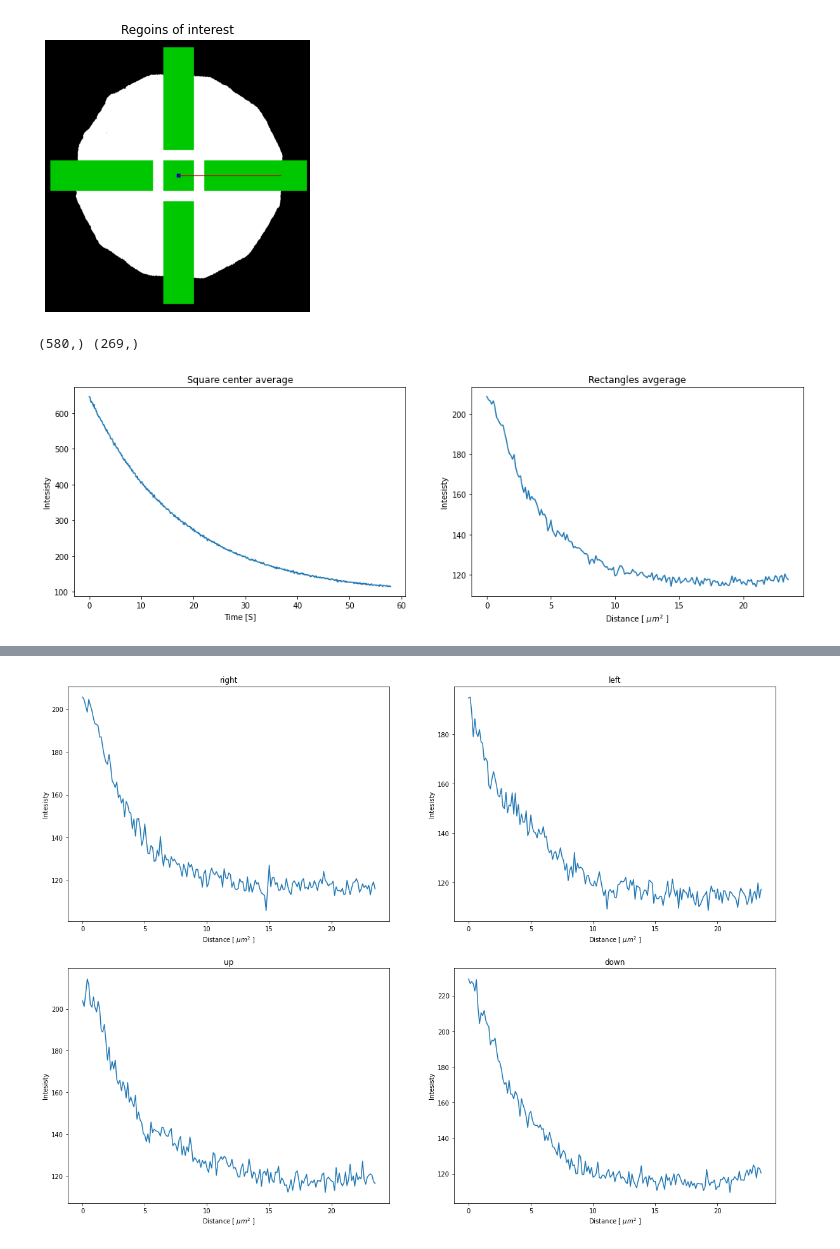
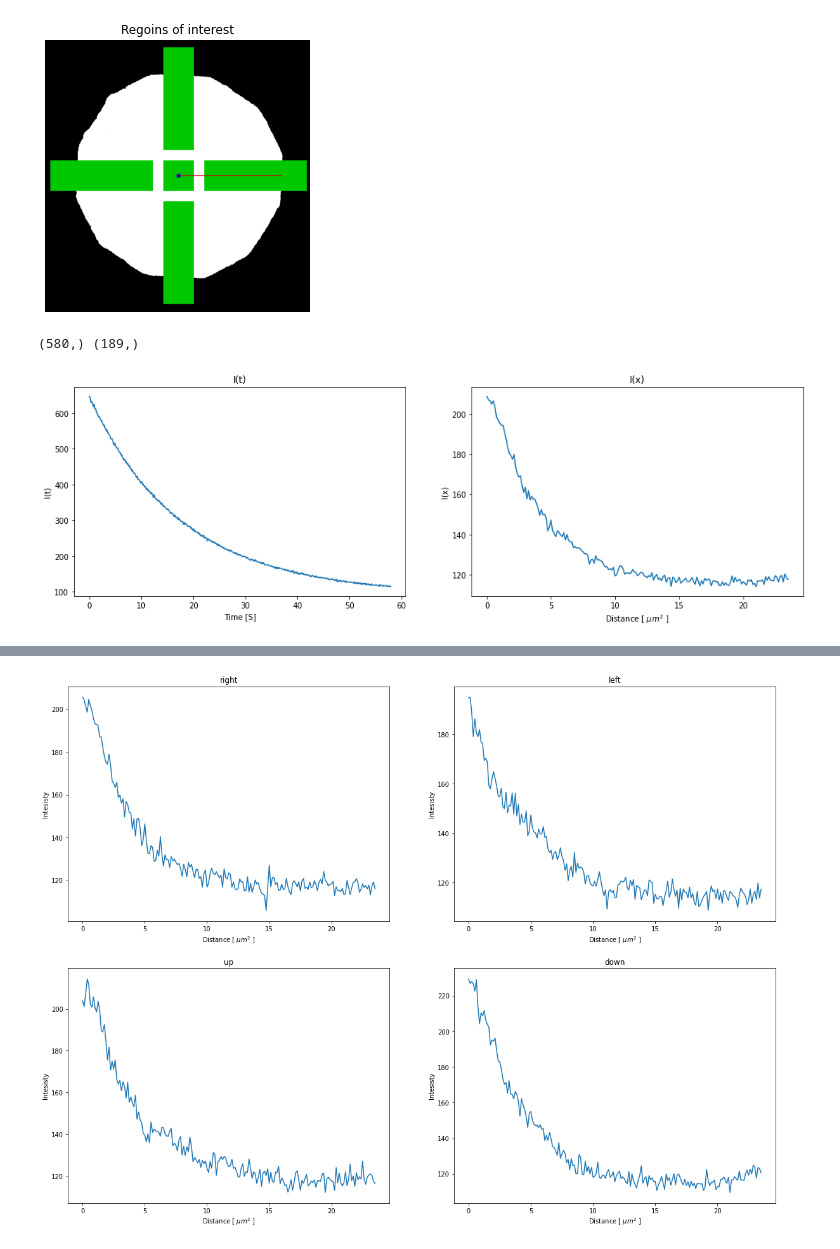
Before and after one commit to ahmed344/SLB_fluidity, a Jupyter notebook: continuous photobleaching.ipynb, the cells around one changed output, grey strips where cells are left out. Cells and saved outputs as stored; diff of their text form; code cells hidden in the pictures.

```diff
--- a/continuous photobleaching.ipynb
+++ b/continuous photobleaching.ipynb
@@ -127,39 +128,43 @@ plt.imshow(umask);
 # %%
+# Take the average of the center to get I(t)
+It = np.mean(stack[:,center[0]-40:center[0]+40, center[1]-40:center[1]+40], axis=(1,2))
+t  = np.arange(It.shape[0]) * 0.1
+
 # Take the means to get the curves
-square_center    = np.mean(stack[:,center[0]-40:center[0]+40, center[1]-40:center[1]+40],
-                           axis=(1,2))
 rectangle_right  = np.mean(stack[-5:,center[0]-40:center[0]+40, center[1]+int(radius/4):center[1]+int(radius*5/4)],
                            axis=(0,1))
 rectangle_left   = np.mean(stack[-5:,center[0]-40:center[0]+40, center[1]-int(radius*5/4):center[1]-int(radius/4)],
                            axis=(0,1))
 rectangle_up     = np.mean(stack[-5:,center[0]-int(radius*5/4):center[0]-int(radius/4), center[1]-40:center[1]+40],
                            axis=(0,2))
 rectangle_down   = np.mean(stack[-5:,center[0]+int(radius/4):center[0]+int(radius*5/4), center[1]-40:center[1]+40],
                            axis=(0,2))
 
 # Reverse the right and the down rectangle
 rectangle_right = rectangle_right[::-1]
 rectangle_down  = rectangle_down[::-1]
 
-# Take the average of the rectangles
-rectangle_avg = np.mean([rectangle_right, rectangle_left, rectangle_up, rectangle_down], axis=0)
+# Take the average of the rectangles to get I(x)
+Ix = np.mean([rectangle_right, rectangle_left, rectangle_up, rectangle_down], axis=0)[80:]
+x  = np.arange(Ix.shape[0]) * 0.125
 
-print(square_center.shape, rectangle_avg.shape)
+
+print(It.shape, Ix.shape)
 
 # display the image with better brightness and contrast
 plt.figure(figsize=(17,5))
 
 plt.subplot(121)
-plt.plot(np.arange(square_center.shape[0]) * 0.1, square_center)
-plt.title('Square center average')
+plt.plot(t, It)
+plt.title('I(t)')
 plt.xlabel('Time [S]')
-plt.ylabel('Intesisty')
+plt.ylabel('I(t)')
 
 plt.subplot(122)
-plt.plot(np.arange(rectangle_avg[80:].shape[0]) * 0.125, rectangle_avg[80:])
-plt.title('Rectangles avgerage');
+plt.plot(x, Ix)
+plt.title('I(x)');
 plt.xlabel('Distance [ $\mu m^2$ ]')
-plt.ylabel('Intesisty');
+plt.ylabel('I(x)');
 # %% [output]
-(580,) (269,)
+(580,) (189,)
-[figure, old version]
+[figure, new version]
```
Also changed, not shown: parts of 4 cells of this notebook, 1 other file.
